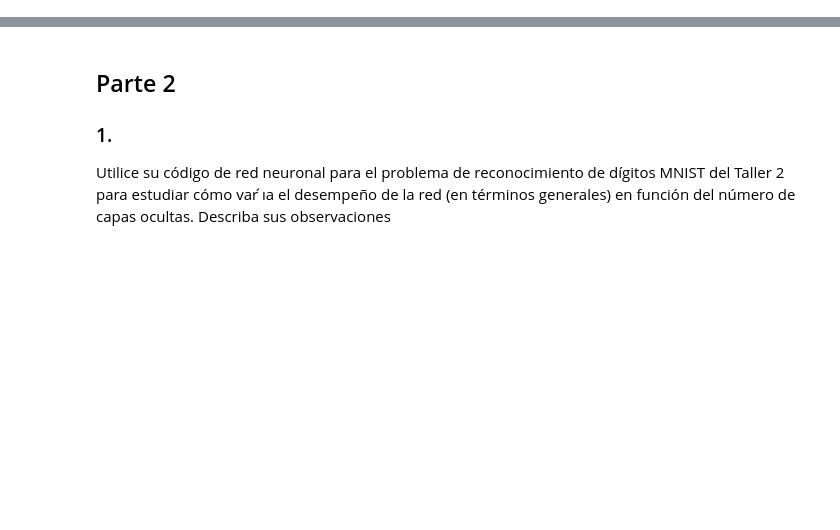
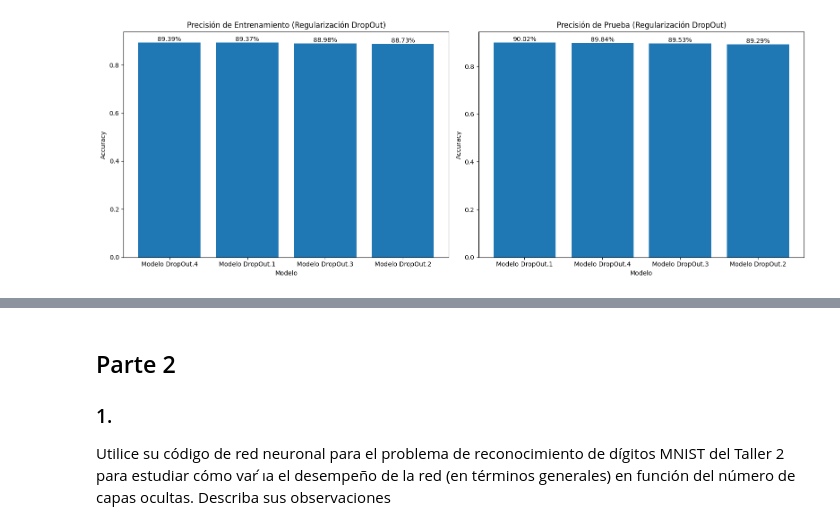
Before and after one commit to allanramirez111/modelos_avanzados_deep_learning, a Jupyter notebook: Talleres/Taller3/Solucion/Taller3.ipynb, the cells around one changed output, grey strips where cells are left out. Cells and saved outputs as stored; diff of their text form; code cells hidden in the pictures; blank space fills up the shorter version.

```diff
--- a/Talleres/Taller3/Solucion/Taller3.ipynb
+++ b/Talleres/Taller3/Solucion/Taller3.ipynb
@@ -0,0 +436,96 @@
+# %%
+# Inicialización de listas para guardar las precisiones de entrenamiento y prueba
+train_acc_DropOut = []
+test_acc_DropOut = []
+
+# Modelo base
+test_loss1, test_acc1 = model.evaluate(test_images, test_labels)
+train_loss1, train_acc1 = model.evaluate(train_images, train_labels)
+train_acc_DropOut.append(train_acc1)
+test_acc_DropOut.append(test_acc1)
+
+### Regularización DropOut Modelo 2
+model_dropout1 = keras.Sequential([
+    layers.Dense(512, activation="sigmoid"),
+    layers.Dropout(0.5),  # Dropout con tasa del 50%
+    layers.Dense(10, activation="softmax")
+])
+# Compilación
+model_dropout1.compile(optimizer="SGD",
+loss="SparseCategoricalCrossentropy",
+metrics=["accuracy"])
+# Entrenamiento
+model_dropout1.fit(train_images, train_labels, epochs=5)
+# Guardar precisión de entrenamiento y prueba
+train_loss1, train_acc1 = model_dropout1.evaluate(train_images, train_labels)
+test_loss1, test_acc1 = model_dropout1.evaluate(test_images, test_labels)
+train_acc_DropOut.append(train_acc1)
+test_acc_DropOut.append(test_acc1)
+
+### Regularización DropOut Modelo 1
+model_dropout2 = keras.Sequential([
+    layers.Dense(512, activation="sigmoid"),
+    layers.Dropout(0.3),  # Dropout con tasa del 50%
+    layers.Dense(10, activation="softmax")
+])
+# Compilación
+model_dropout2.compile(optimizer="SGD",
+loss="SparseCategoricalCrossentropy",
+metrics=["accuracy"])
+# Entrenamiento
+model_dropout2.fit(train_images, train_labels, epochs=5)
+# Guardar precisión de entrenamiento y prueba
+train_loss1, train_acc1 = model_dropout2.evaluate(train_images, train_labels)
+test_loss1, test_acc1 = model_dropout2.evaluate(test_images, test_labels)
+train_acc_DropOut.append(train_acc1)
+test_acc_DropOut.append(test_acc1)
+
+### Regularización DropOut Modelo 3
+model_dropout3 = keras.Sequential([
+    layers.Dense(512, activation="sigmoid"),
+    layers.Dropout(0.1),  # Dropout con tasa del 50%
+    layers.Dense(10, activation="softmax")
+])
+# Compilación
+model_dropout3.compile(optimizer="SGD",
+loss="SparseCategoricalCrossentropy",
+metrics=["accuracy"])
+# Entrenamiento
+model_dropout3.fit(train_images, train_labels, epochs=5)
+# Guardar precisión de entrenamiento y prueba
+train_loss1, train_acc1 = model_dropout3.evaluate(train_images, train_labels)
+test_loss1, test_acc1 = model_dropout3.evaluate(test_images, test_labels)
+train_acc_DropOut.append(train_acc1)
+test_acc_DropOut.append(test_acc1)
+
+# Crear la figura y una grilla de 1 fila y 2 columnas
+fig, axes = plt.subplots(1, 2, figsize=(16, 6))
+
+model_names = [f'Modelo DropOut.{i}' for i in range(1, 5)]
+
+# Gráfico de precisión de entrenamiento
+train_acc_sorted, train_model_names_sorted = zip(*sorted(zip(train_acc_DropOut, model_names), reverse=True))
+bars_train = axes[0].bar(train_model_names_sorted, train_acc_sorted)
+axes[0].set_title('Precisión de Entrenamiento (Regularización DropOut)')
+axes[0].set_xlabel('Modelo')
+axes[0].set_ylabel('Accuracy')
+for bar, acc in zip(bars_train, train_acc_sorted):
+    yval = bar.get_height()
+    axes[0].text(bar.get_x() + bar.get_width()/2, yval, f'{acc:.2%}', ha='center', va='bottom')
+
+# Gráfico de precisión de prueba
+test_acc_sorted, test_model_names_sorted = zip(*sorted(zip(test_acc_DropOut, model_names), reverse=True))
+bars_test = axes[1].bar(test_model_names_sorted, test_acc_sorted)
+axes[1].set_title('Precisión de Prueba (Regularización DropOut)')
+axes[1].set_xlabel('Modelo')
+axes[1].set_ylabel('Accuracy')
+for bar, acc in zip(bars_test, test_acc_sorted):
+    yval = bar.get_height()
+    axes[1].text(bar.get_x() + bar.get_width()/2, yval, f'{acc:.2%}', ha='center', va='bottom')
+
+# Ajustar el espaciado entre gráficos
+plt.tight_layout()
+
+# Mostrar la gráfica
+plt.show()
+# %% [output]
@@ -0,0 +549 @@
+[figure, added]
```
Also changed, not shown: parts of 23 cells of this notebook.
